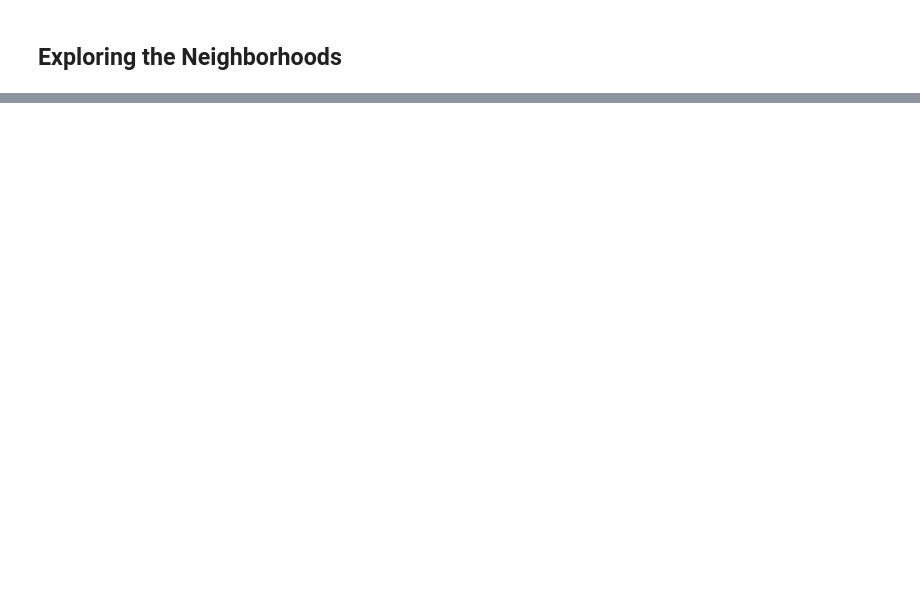
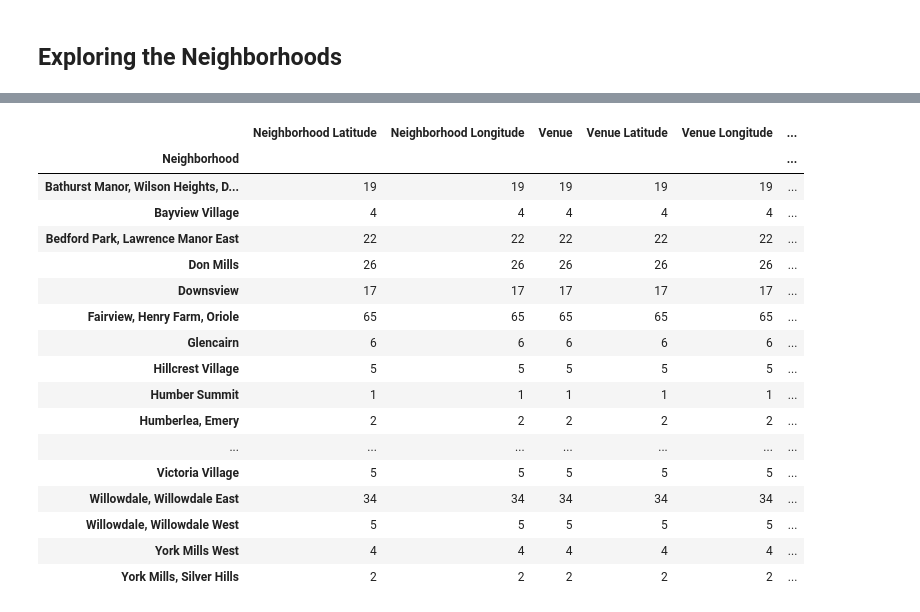
Before and after one commit to AbhiramMannam/Segmenting-and-Clustering-Neighborhoods-in-Toronto, a Jupyter notebook: Segmenting and Clustering Neighborhoods in Toronto.ipynb, the cells around one changed output, grey strips where cells are left out. Drawn from its saved outputs; the diff is of its cells as text; code cells hidden in the pictures; blank space fills up the shorter version.

```diff
--- a/Segmenting and Clustering Neighborhoods in Toronto.ipynb
+++ b/Segmenting and Clustering Neighborhoods in Toronto.ipynb
@@ -266,0 +309,8 @@ map_toronto
+# %%
+address = 'North York, Toronto'
+
+geolocator = Nominatim(user_agent="Toronto_explorer")
+location = geolocator.geocode(address)
+latitude = location.latitude
+longitude = location.longitude
+print('The geograpical coordinate of Manhattan are {}, {}.'.format(latitude, longitude))
@@ -266,0 +424,21 @@ map_toronto
+# %%
+North_York_venues.groupby('Neighborhood').count()
+# %% [output]
+|  | Neighborhood Latitude | Neighborhood Longitude | Venue | Venue Latitude | Venue Longitude | ... |
+| Neighborhood |  |  |  |  |  | ... |
+| Bathurst Manor, Wilson Heights, D... | 19 | 19 | 19 | 19 | 19 | ... |
+| Bayview Village | 4 | 4 | 4 | 4 | 4 | ... |
+| Bedford Park, Lawrence Manor East | 22 | 22 | 22 | 22 | 22 | ... |
+| Don Mills | 26 | 26 | 26 | 26 | 26 | ... |
+| Downsview | 17 | 17 | 17 | 17 | 17 | ... |
+| Fairview, Henry Farm, Oriole | 65 | 65 | 65 | 65 | 65 | ... |
+| Glencairn | 6 | 6 | 6 | 6 | 6 | ... |
+| Hillcrest Village | 5 | 5 | 5 | 5 | 5 | ... |
+| Humber Summit | 1 | 1 | 1 | 1 | 1 | ... |
+| Humberlea, Emery | 2 | 2 | 2 | 2 | 2 | ... |
+| ... | ... | ... | ... | ... | ... | ... |
+| Victoria Village | 5 | 5 | 5 | 5 | 5 | ... |
+| Willowdale, Willowdale East | 34 | 34 | 34 | 34 | 34 | ... |
+| Willowdale, Willowdale West | 5 | 5 | 5 | 5 | 5 | ... |
+| York Mills West | 4 | 4 | 4 | 4 | 4 | ... |
+| York Mills, Silver Hills | 2 | 2 | 2 | 2 | 2 | ... |
```
Also changed, not shown: parts of 22 cells of this notebook.
